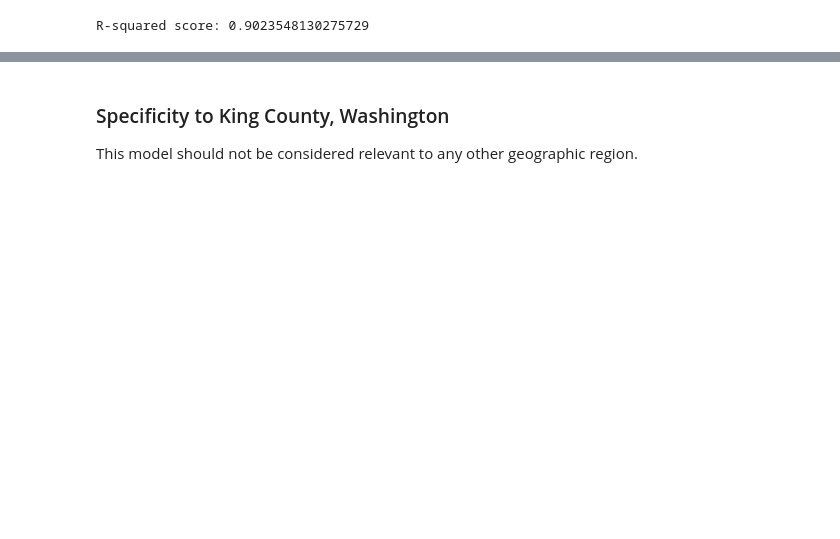
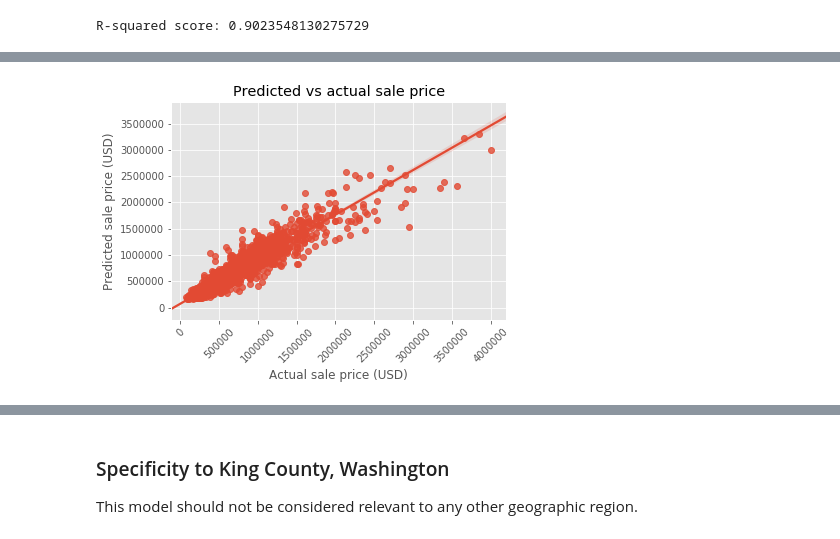
Before and after one commit to npeirson/dsc-v2-mod1-final-project-online-ds-sp-000, a Jupyter notebook: student.ipynb, the cells around one changed output, grey strips where cells are left out. Saved outputs shown, nothing was run; the diff lists cells and outputs as text; code cells hidden in the pictures; blank space fills up the shorter version.

```diff
--- a/student.ipynb
+++ b/student.ipynb
@@ -1016,0 +1056,8 @@ Sample of ground-truth vs keras model predictions:
+# %%
+edf.drop(edf['gt'].idxmax(),inplace=True)
+sns.regplot('gt','pred',data=edf).set(title='Predicted vs actual sale price',
+                                      xlabel='Actual sale price (USD)',
+                                      ylabel='Predicted sale price (USD)');
+plt.xticks(rotation=45);
+# %% [output]
+[figure, added]
```
Also changed, not shown: parts of 9 cells of this notebook, 4 other files.
